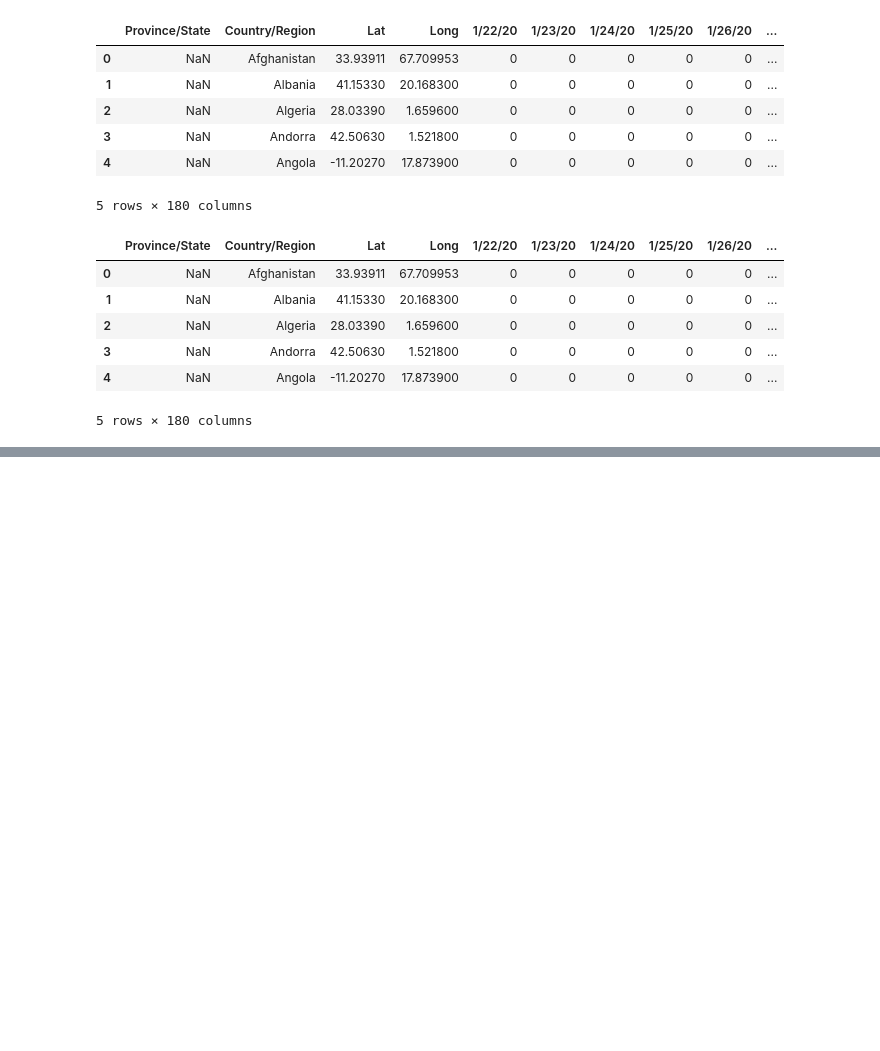
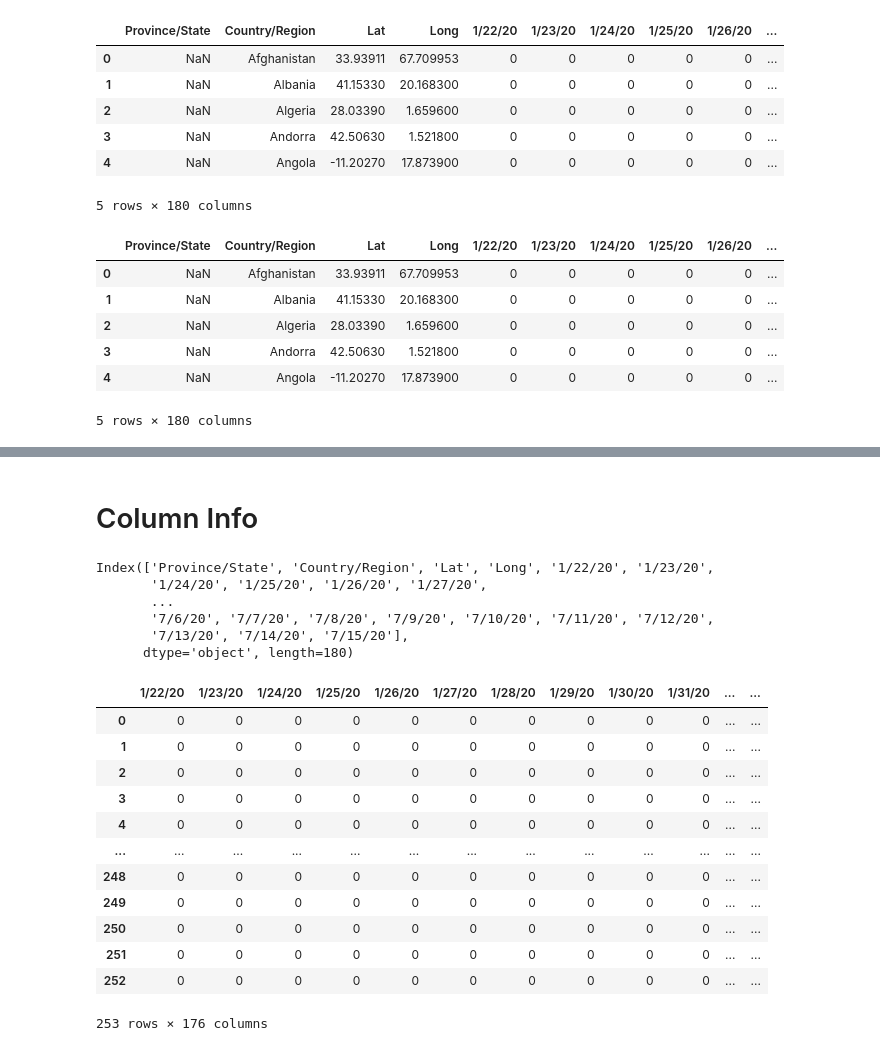
Before and after one commit to dharm1k987/tensorflow_covid-19, a Jupyter notebook: COVID-19 Prediction Analysis.ipynb, the cells around one changed output, grey strips where cells are left out. Saved outputs shown, nothing was run; the diff lists cells and outputs as text; code cells hidden in the pictures; blank space fills up the shorter version.

```diff
--- a/COVID-19 Prediction Analysis.ipynb
+++ b/COVID-19 Prediction Analysis.ipynb
@@ -31,8 +31,8 @@ confirmed_cases.head()
 | 4 | NaN | Angola | -11.20270 | 17.873900 | 0 | 0 | 0 | 0 | 0 | ... |
 5 rows × 180 columns
 # %%
-confirmed_cases = pd.read_csv('https://github.com/CSSEGISandData/COVID-19/raw/master/csse_covid_19_data/csse_covid_19_time_series/time_series_covid19_deaths_global.csv')
-confirmed_cases.head()
+deaths_reported = pd.read_csv('https://github.com/CSSEGISandData/COVID-19/raw/master/csse_covid_19_data/csse_covid_19_time_series/time_series_covid19_deaths_global.csv')
+deaths_reported.head()
 # %% [output]
 |  | Province/State | Country/Region | Lat | Long | 1/22/20 | 1/23/20 | 1/24/20 | 1/25/20 | 1/26/20 | ... |
 | 0 | NaN | Afghanistan | 33.93911 | 67.709953 | 0 | 0 | 0 | 0 | 0 | ... |
@@ -54,0 +66,34 @@ recovered_cases.head()
+# %% [markdown]
+# Column Info
+# %%
+# fetch all columns from confirmed dataset
+cols = confirmed_cases.keys()
+cols
+# %% [output]
+Index(['Province/State', 'Country/Region', 'Lat', 'Long', '1/22/20', '1/23/20',
+       '1/24/20', '1/25/20', '1/26/20', '1/27/20',
+       ...
+       '7/6/20', '7/7/20', '7/8/20', '7/9/20', '7/10/20', '7/11/20', '7/12/20',
+       '7/13/20', '7/14/20', '7/15/20'],
+      dtype='object', length=180)
+# %%
+# extract the date columns
+confirmed = confirmed_cases.loc[:, cols[4] : cols[-1]]
+deaths = deaths_reported.loc[:, cols[4] : cols[-1]]
+recoveries = recovered_cases.loc[:, cols[4] : cols[-1]]
+# %%
+confirmed
+# %% [output]
+|  | 1/22/20 | 1/23/20 | 1/24/20 | 1/25/20 | 1/26/20 | 1/27/20 | 1/28/20 | 1/29/20 | 1/30/20 | 1/31/20 | ... | ... |
+| 0 | 0 | 0 | 0 | 0 | 0 | 0 | 0 | 0 | 0 | 0 | ... | ... |
+| 1 | 0 | 0 | 0 | 0 | 0 | 0 | 0 | 0 | 0 | 0 | ... | ... |
+| 2 | 0 | 0 | 0 | 0 | 0 | 0 | 0 | 0 | 0 | 0 | ... | ... |
+| 3 | 0 | 0 | 0 | 0 | 0 | 0 | 0 | 0 | 0 | 0 | ... | ... |
+| 4 | 0 | 0 | 0 | 0 | 0 | 0 | 0 | 0 | 0 | 0 | ... | ... |
+| ... | ... | ... | ... | ... | ... | ... | ... | ... | ... | ... | ... | ... |
+| 248 | 0 | 0 | 0 | 0 | 0 | 0 | 0 | 0 | 0 | 0 | ... | ... |
+| 249 | 0 | 0 | 0 | 0 | 0 | 0 | 0 | 0 | 0 | 0 | ... | ... |
+| 250 | 0 | 0 | 0 | 0 | 0 | 0 | 0 | 0 | 0 | 0 | ... | ... |
+| 251 | 0 | 0 | 0 | 0 | 0 | 0 | 0 | 0 | 0 | 0 | ... | ... |
+| 252 | 0 | 0 | 0 | 0 | 0 | 0 | 0 | 0 | 0 | 0 | ... | ... |
+253 rows × 176 columns
```
Also changed, not shown: parts of 1 cell of this notebook.
